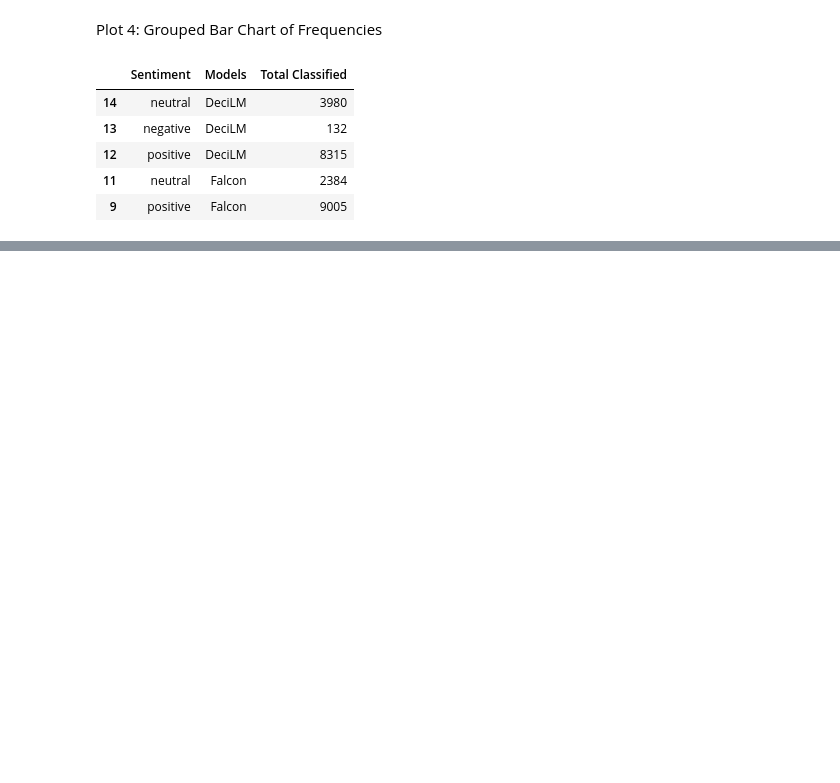
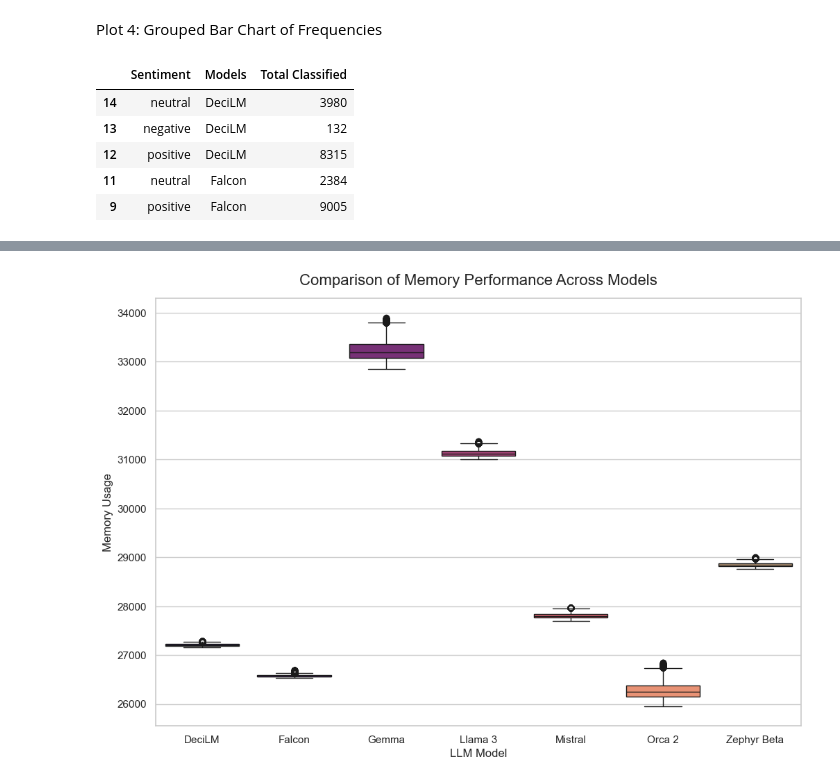
Before and after one commit to data-sci-capstone/copilot, a Jupyter notebook: Evaluation/sentiment-eval-models.ipynb, the cells around one changed output, grey strips where cells are left out. Cells and saved outputs as stored; diff of their text form; code cells hidden in the pictures; blank space fills up the shorter version.

Commit message:
added more plots to sentiment

```diff
--- a/Evaluation/sentiment-eval-models.ipynb
+++ b/Evaluation/sentiment-eval-models.ipynb
@@ -553,0 +556,12 @@ plt.show()
+# %%
+boxplot_df = pd.DataFrame({
+    'DeciLM': deci_sentiment["memory_sentiment_usage"],
+    'Falcon': falcon_sentiment["memory_sentiment_usage"],
+    'Gemma': gemma_sentiment["memory_sentiment_usage"],
+    'Llama 3': llama3_sentiment["memory_sentiment_usage"],
+    'Mistral': mistral_sentiment["memory_sentiment_usage"],
+    'Orca 2': orca_sentiment["memory_sentiment_usage"],
+    'Zephyr Beta': zephyr_sentiment["memory_sentiment_usage"]
+})
+
+boxplot_df.head()
@@ -553,0 +575,15 @@ plt.show()
+# %%
+# Function to remove outliers
+def remove_outliers(df, column):
+    Q1 = df[column].quantile(0.25)
+    Q3 = df[column].quantile(0.75)
+    IQR = Q3 - Q1
+    lower_bound = Q1 - 1.5 * IQR
+    upper_bound = Q3 + 1.5 * IQR
+    return df[(df[column] >= lower_bound) & (df[column] <= upper_bound)]
+
+# Remove outliers from all columns
+df_no_outliers = pd.concat([remove_outliers(boxplot_df, col) for col in boxplot_df.columns], axis=1)
+
+melted_boxplot_df = pd.melt(df_no_outliers, var_name="LLM Model", value_name="Memory Usage")
+melted_boxplot_df.head()
@@ -553,0 +597,10 @@ plt.show()
+# %%
+plt.figure(figsize=(12, 8))
+sns.set_theme(style="whitegrid")
+sns.boxplot(x = "LLM Model", y = "Memory Usage", data = melted_boxplot_df, palette='magma', hue="LLM Model")
+plt.title('Comparison of Memory Performance Across Models', fontsize=16, pad=14)
+plt.xlabel('LLM Model')
+plt.ylabel('Memory Usage')
+plt.show()
+# %% [output]
+[figure, added]
```
Also changed, not shown: parts of 7 cells of this notebook.
